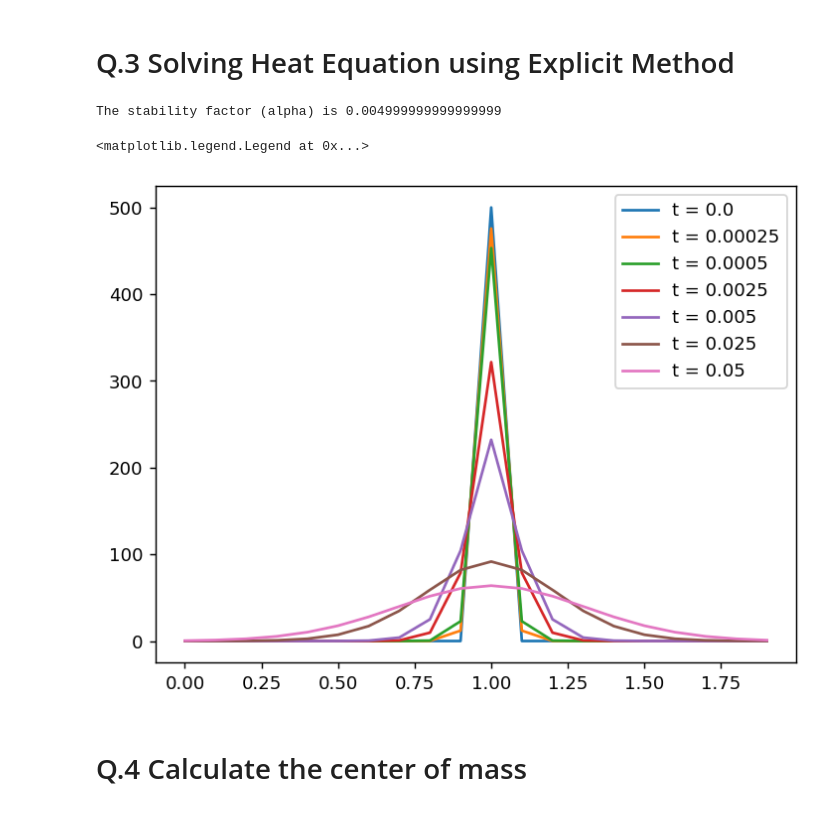
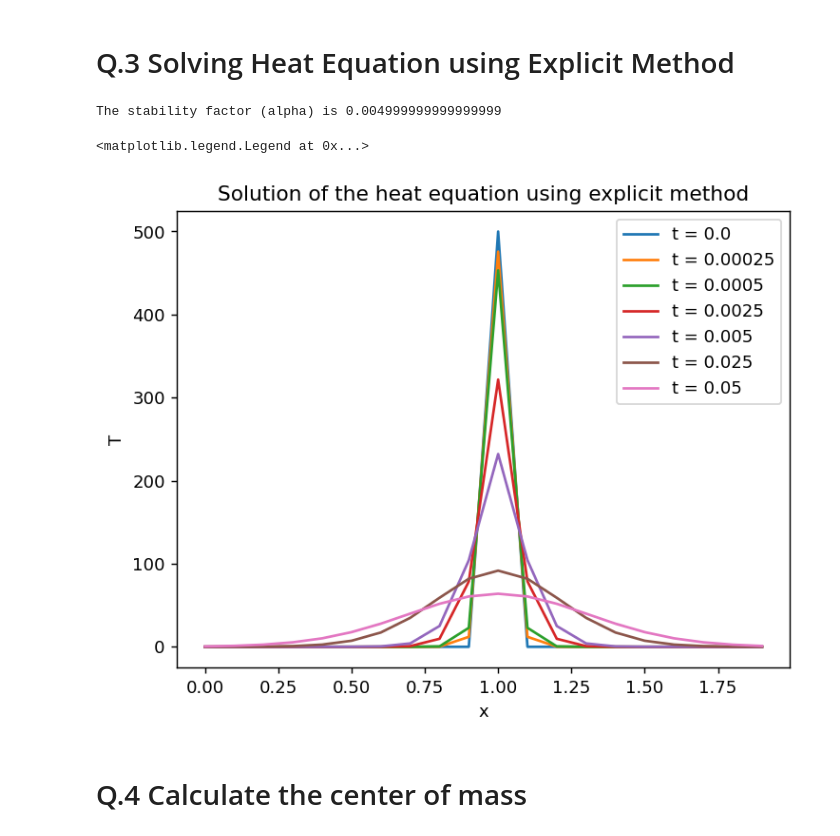
Before and after one commit to jabed-umar/adv-comp-phys, a Jupyter notebook: midsem.ipynb, the cells around one changed output. Drawn from its saved outputs; the diff is of its cells as text; code cells hidden in the pictures.

```diff
--- a/midsem.ipynb
+++ b/midsem.ipynb
@@ -117,26 +117,29 @@ The temperature of the solution is:  100.07
 # %%
 L = 2  # length of the rod
 # defining the initial conditions
 def temp0(i, nL):
     if nL%2: nL -= 1
     if i == nL/2: return 500
     return 0
 T = 1
 nL = 20
 nT = 20000
 A = HeatEquationSolver(temp0, L, T, nL, nT).explicit_solve()
 # plotting the solution of the heat equation
 # time steps
 times = [0, 5, 10, 50, 100, 500,1000]
 xs = [i*L/nL for i in range(nL)]
 plt.figure(dpi=130)
 for time in times:
     plt.plot(xs, A[time], label=f"t = {time*T/nT}")
+plt.title("Solution of the heat equation using explicit method")
+plt.xlabel("x")
+plt.ylabel("T")
 plt.legend()
 # %% [output]
 The stability factor (alpha) is 0.004999999999999999
 <matplotlib.legend.Legend at 0x...>
-[figure, old version]
+[figure, new version]
 # %% [markdown]
 # Q.4 Calculate the center of mass
 # %%
```
